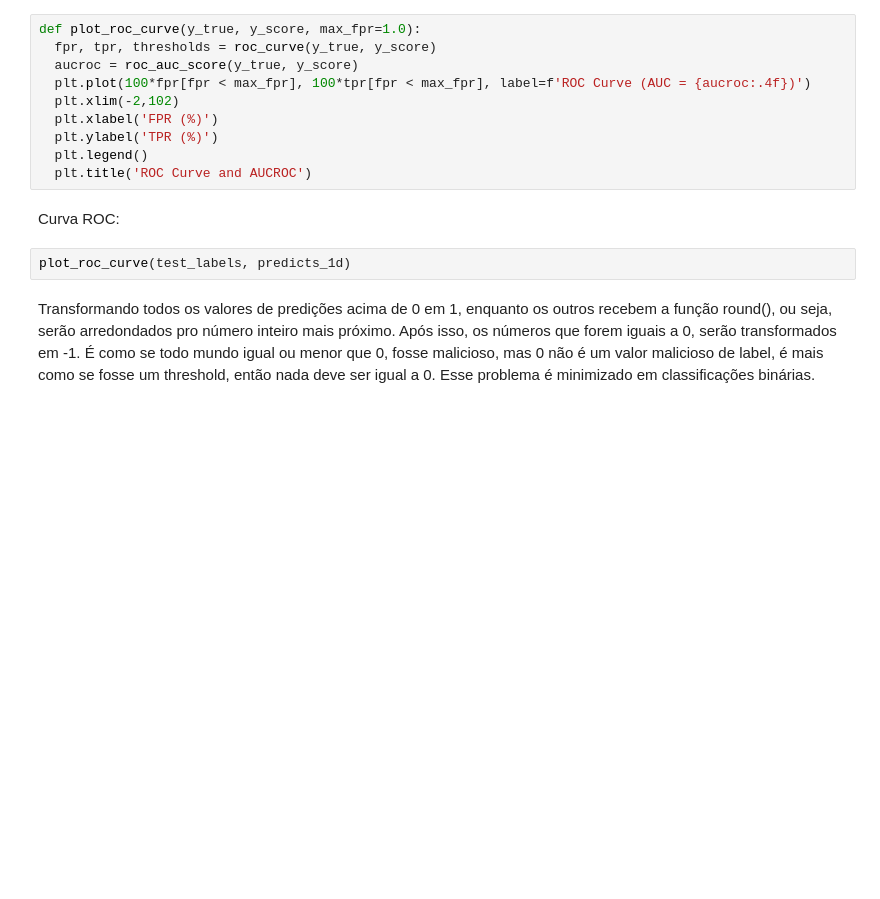
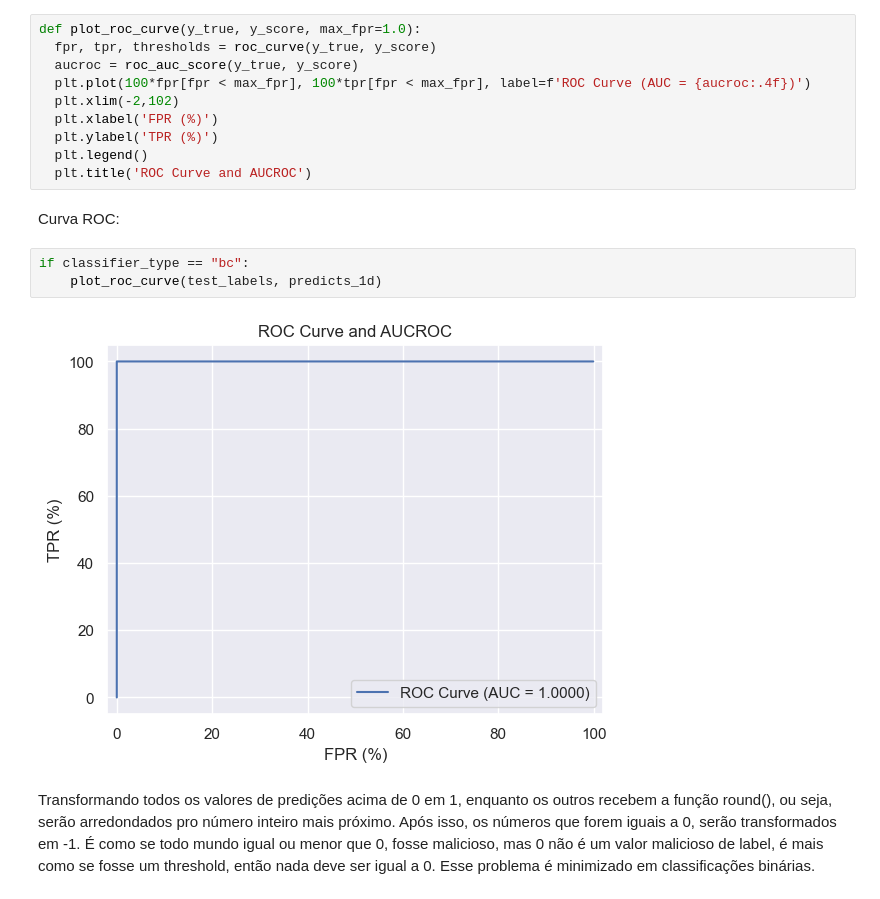
Before and after one commit to luiz-linkezio/IDS-Redes_Veiculares, a Jupyter notebook: Ethernet/Treinamento_do(s)_modelo(s)_de_IA.ipynb, the cells around one changed output. Drawn from its saved outputs; the diff is of its cells as text; blank space fills up the shorter version.

```diff
--- a/Ethernet/Treinamento_do(s)_modelo(s)_de_IA.ipynb
+++ b/Ethernet/Treinamento_do(s)_modelo(s)_de_IA.ipynb
@@ -359,8 +447,11 @@ def plot_roc_curve(y_true, y_score, max_fpr=1.0):
   plt.title('ROC Curve and AUCROC')
 # %% [markdown]
 Curva ROC:
-# %%
-plot_roc_curve(test_labels, predicts_1d)
+# %%
+if classifier_type == "bc":
+    plot_roc_curve(test_labels, predicts_1d)
+# %% [output]
+[figure, added]
 # %% [markdown]
 Transformando todos os valores de predições acima de 0 em 1, enquanto os outros recebem a função round(), ou seja, serão arredondados pro número inteiro mais próximo. Após isso, os números que forem iguais a 0, serão transformados em -1. É como se todo mundo igual ou menor que 0, fosse malicioso, mas 0 não é um valor malicioso de label, é mais como se fosse um threshold, então nada deve ser igual a 0. Esse problema é minimizado em classificações binárias.
 # %%
```
Also changed, not shown: parts of 34 cells of this notebook, 11 other files.
